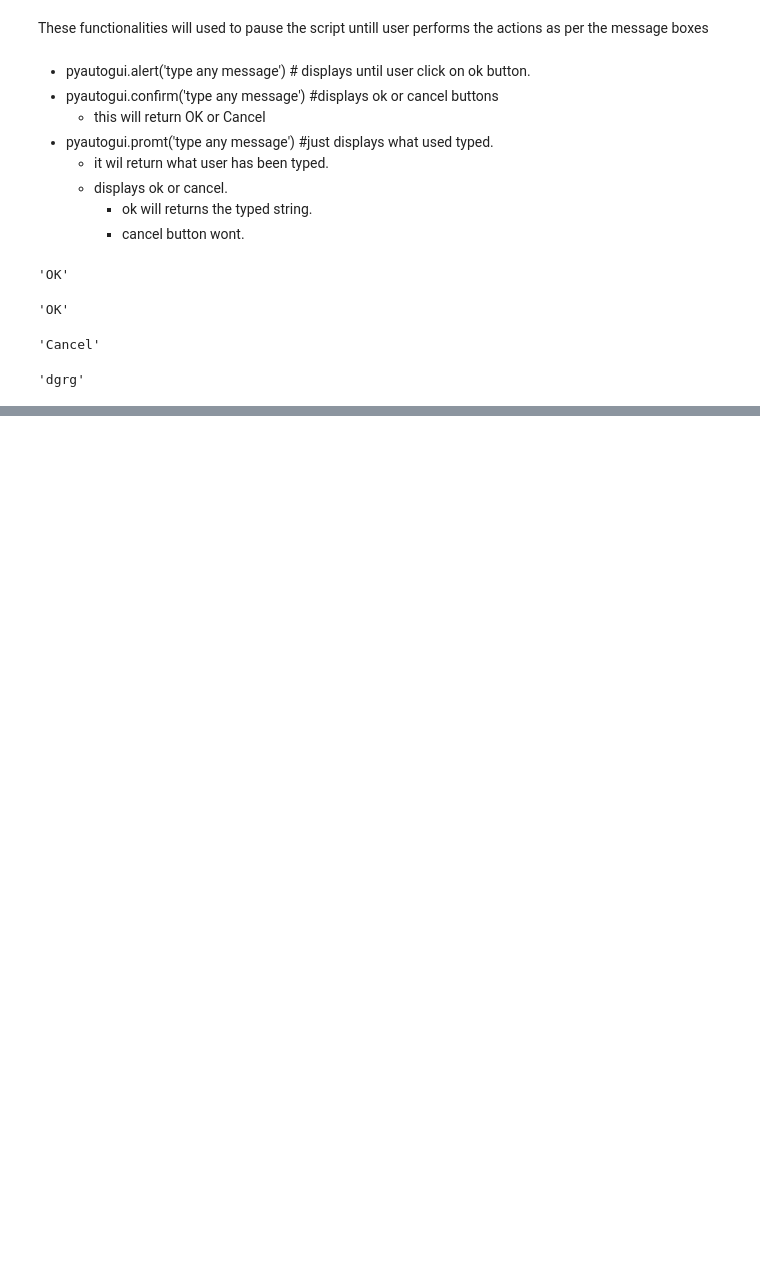
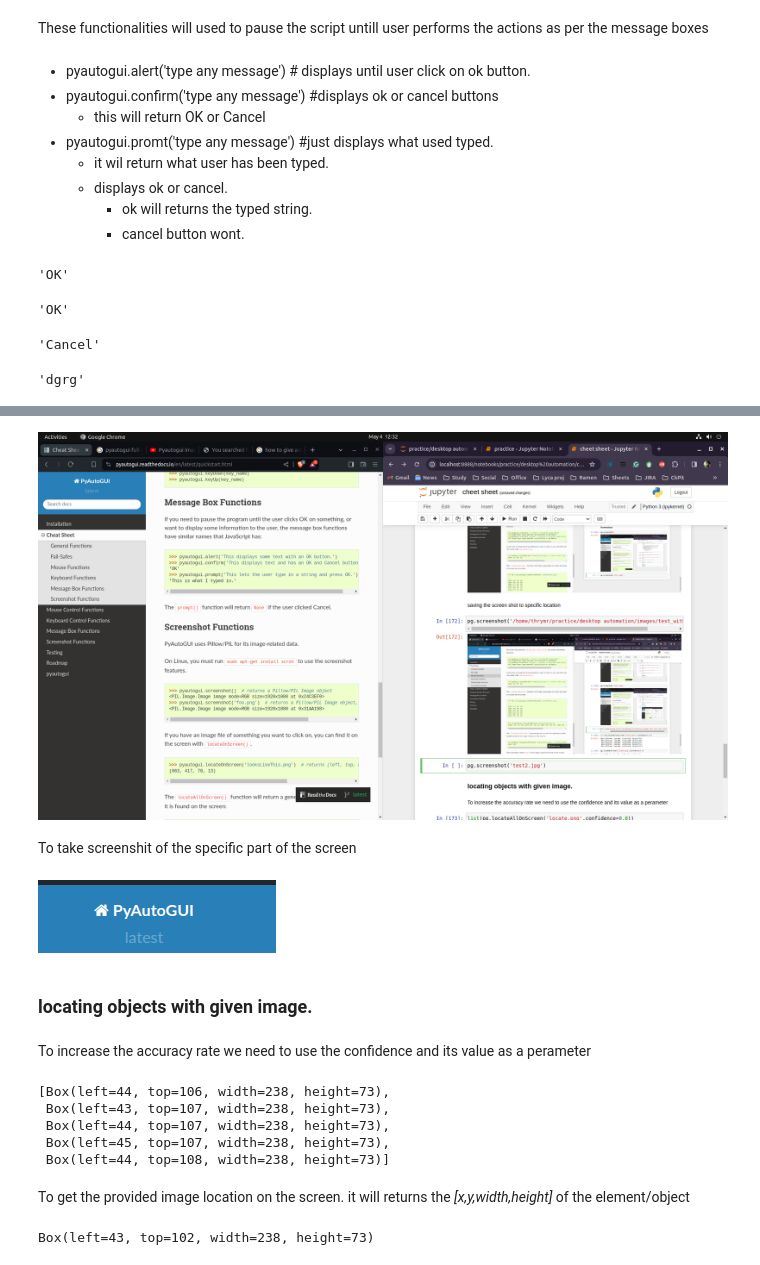
Before and after one commit to prasanthkondapalli/desktop_automation, a Jupyter notebook: cheet sheet.ipynb, the cells around one changed output, grey strips where cells are left out. Drawn from its saved outputs; the diff is of its cells as text; code cells hidden in the pictures; blank space fills up the shorter version.

```diff
--- a/cheet sheet.ipynb
+++ b/cheet sheet.ipynb
@@ -170,0 +205,6 @@ pg.prompt()
+# %%
+pg.screenshot('test2.jpg')
+# %% [output]
+[figure, added]
+# %% [markdown]
+To take screenshit of the specific part of the screen
@@ -170,0 +218,23 @@ pg.prompt()
+# %%
+img
+# %% [output]
+[figure, added]
+# %% [markdown]
+### locating objects with given image.
+# %% [markdown]
+To increase the accuracy rate we need to use the confidence and its value as a perameter
+# %%
+list(pg.locateAllOnScreen('locate.png',confidence=0.8))
+# %% [output]
+[Box(left=44, top=106, width=238, height=73),
+ Box(left=43, top=107, width=238, height=73),
+ Box(left=44, top=107, width=238, height=73),
+ Box(left=45, top=107, width=238, height=73),
+ Box(left=44, top=108, width=238, height=73)]
+# %% [markdown]
+To get the provided image location on the screen.
+it will returns the *_[x,y,width,height]_* of the element/object
+# %%
+pg.locateOnScreen('locate.png',confidence=0.5)
+# %% [output]
+Box(left=43, top=102, width=238, height=73)
```
Also changed, not shown: parts of 23 cells of this notebook, 8 other files.
